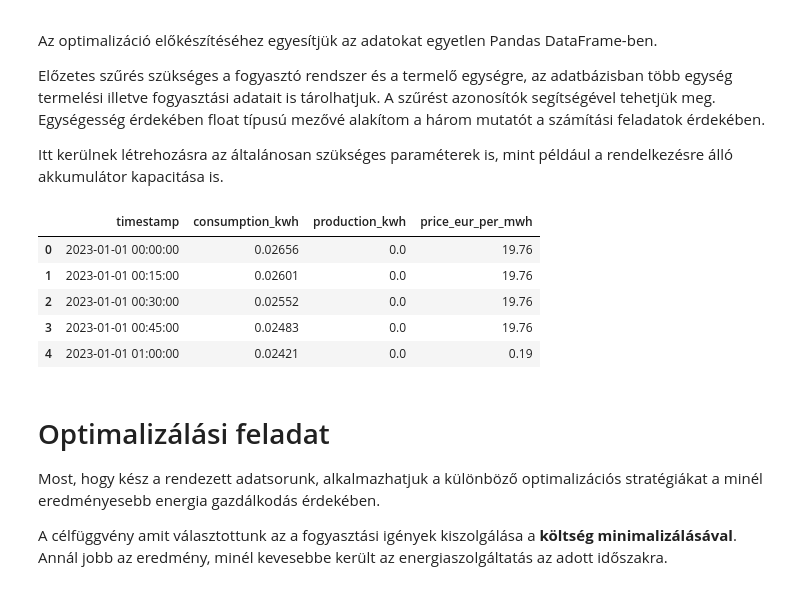
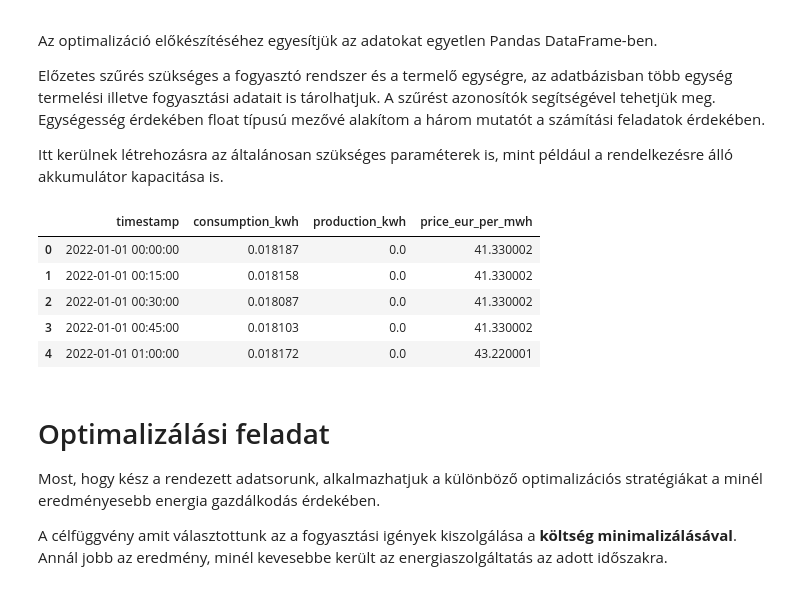
Before and after one commit to TolnaiGergo/EnergyCommunity, a Jupyter notebook: test.ipynb, the cells around one changed output. Drawn from its saved outputs; the diff is of its cells as text; code cells hidden in the pictures.

```diff
--- a/test.ipynb
+++ b/test.ipynb
@@ -77,7 +77,7 @@ only showing top 20 rows
 spark.conf.set("spark.sql.session.timeZone", "UTC")
 production_final = production.withColumn("timestamp",to_timestamp(col("time"),"dd.MM.yyyy HH:mm"))\
                         .withColumn("profile_id", lit(1567917))\
-                        .withColumn("production_(W)", col("production_(W)")*0.004)\
+                        .withColumn("production_(W)", col("production_(W)")*0.00025)\
                         .withColumnRenamed("production_(W)", "production_kwh")\
                         .select("profile_id","timestamp","production_kwh")
 # %%
@@ -280,0 +255,8 @@ Py4JJavaError: An error occurred while calling o227.load.
+# %%
+consumer = cons_final
+production = production_final
+price = price_final
+
+consumer.show()
+production.show()
+price.show()
@@ -290,30 +290,30 @@ Itt kerülnek létrehozásra az általánosan szükséges paraméterek is, mint
 # %%
 from pyspark.sql.functions import *
 # paramaméterek
 capacity = 10 #kwh
 
 # szűrés
-consumer   = consumer.filter(col("profile_id") == 1)
-production = production.filter(col("device_id") == 1)
+consumer   = consumer.filter(col("profile_id") == 4)
+production = production.filter(col("profile_id") == 1567917)
 
 # összekapcsolás
 process = consumer.select("timestamp","consumption_kwh").join(production.select("timestamp","production_kwh"),"timestamp","inner")\
                   .join(price.select("timestamp","price_eur_per_mwh"),"timestamp","inner")
 
 #rendezés join után és cast-olás
 process = process.orderBy("timestamp")\
                  .withColumn("consumption_kwh", process["consumption_kwh"].cast("float"))\
                  .withColumn("production_kwh", process["production_kwh"].cast("float"))\
                  .withColumn("price_eur_per_mwh", process["price_eur_per_mwh"].cast("float"))\
                  .toPandas()
 process.head()
 # %% [output]
 |  | timestamp | consumption_kwh | production_kwh | price_eur_per_mwh |
-| 0 | 2023-01-01 00:00:00 | 0.02656 | 0.0 | 19.76 |
-| 1 | 2023-01-01 00:15:00 | 0.02601 | 0.0 | 19.76 |
-| 2 | 2023-01-01 00:30:00 | 0.02552 | 0.0 | 19.76 |
-| 3 | 2023-01-01 00:45:00 | 0.02483 | 0.0 | 19.76 |
-| 4 | 2023-01-01 01:00:00 | 0.02421 | 0.0 | 0.19 |
+| 0 | 2022-01-01 00:00:00 | 0.018187 | 0.0 | 41.330002 |
+| 1 | 2022-01-01 00:15:00 | 0.018158 | 0.0 | 41.330002 |
+| 2 | 2022-01-01 00:30:00 | 0.018087 | 0.0 | 41.330002 |
+| 3 | 2022-01-01 00:45:00 | 0.018103 | 0.0 | 41.330002 |
+| 4 | 2022-01-01 01:00:00 | 0.018172 | 0.0 | 43.220001 |
 # %% [markdown]
 # Optimalizálási feladat
 
```
Also changed, not shown: parts of 7 cells of this notebook.
